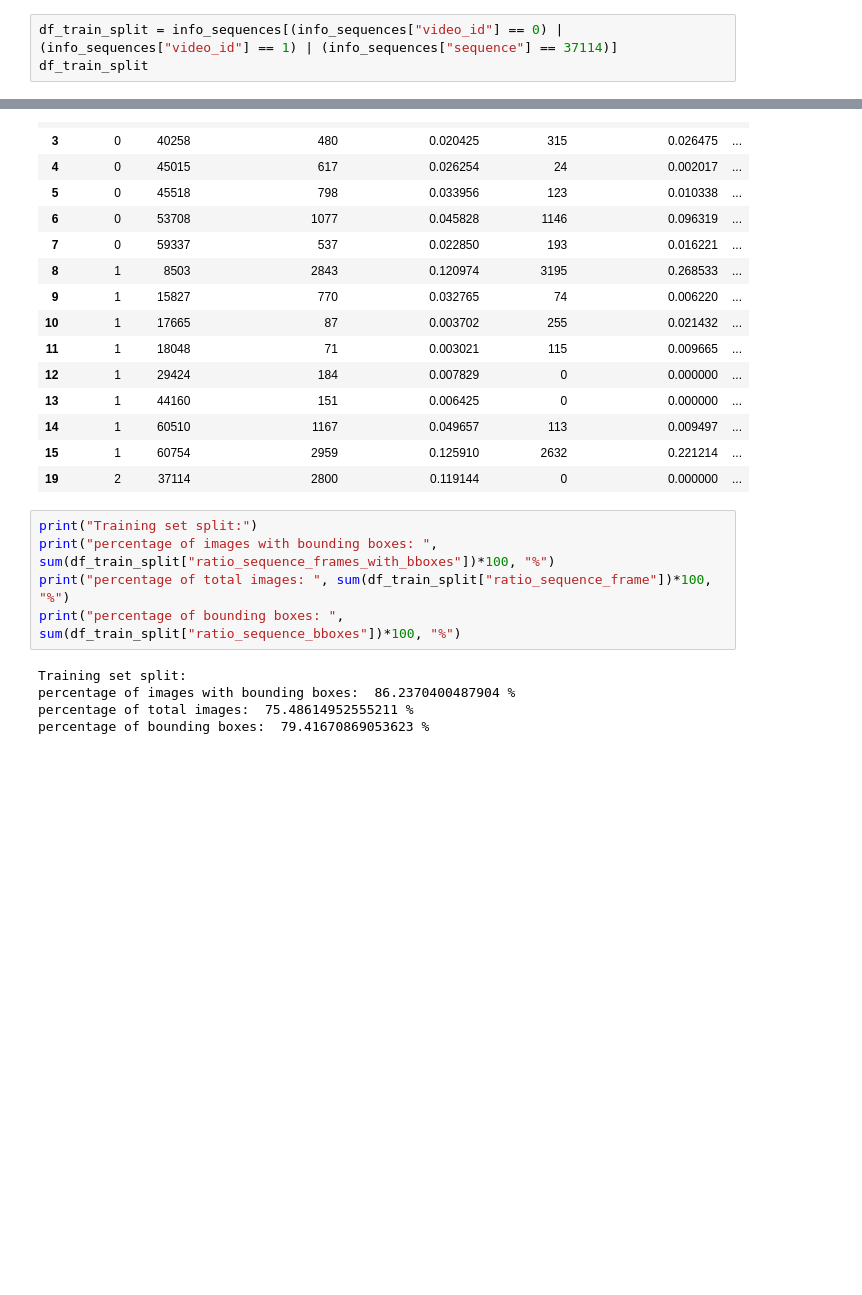
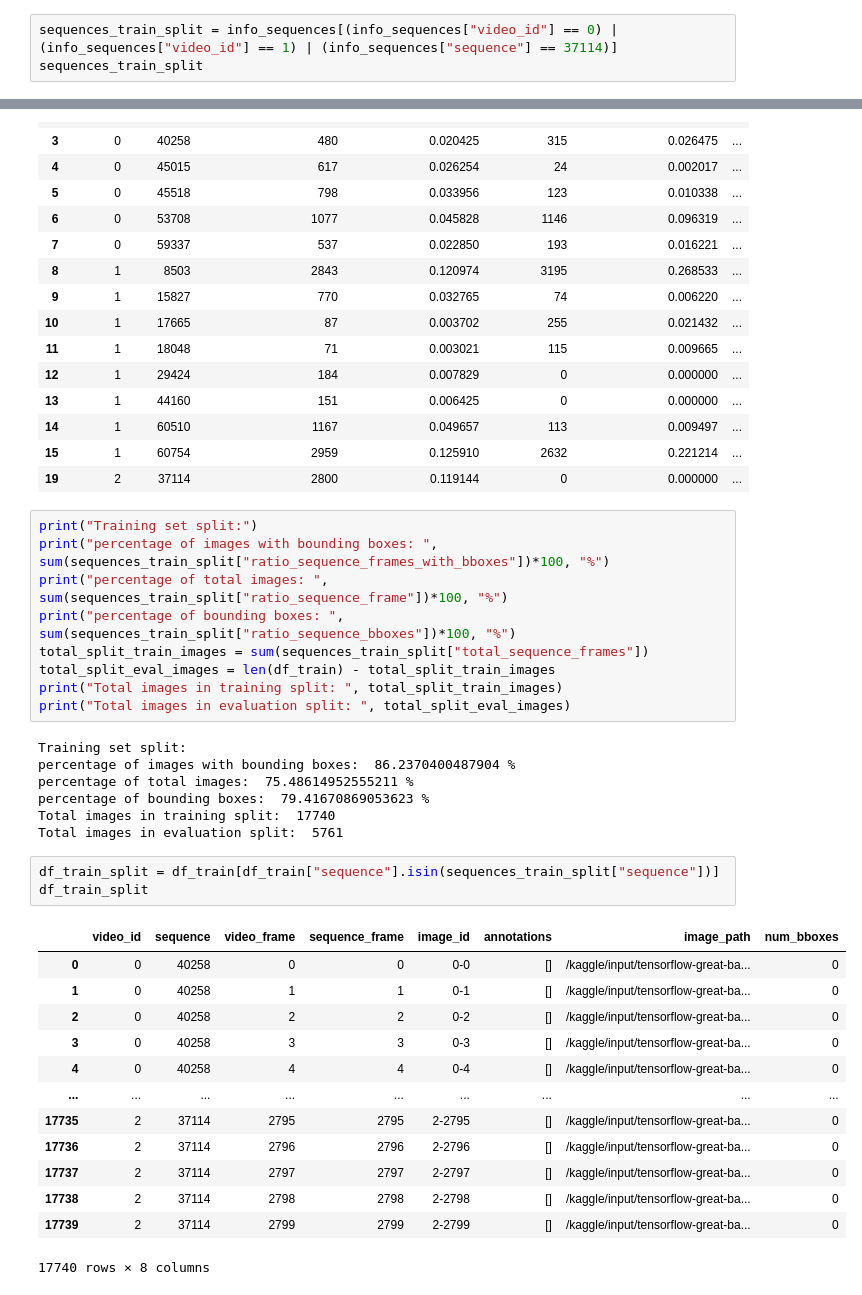
Before and after one commit to RicardFos/kaggle-great-barrier-reef, a Jupyter notebook: great-barrier-reef-prediction.ipynb, the cells around one changed output, grey strips where cells are left out. Drawn from its saved outputs; the diff is of its cells as text; blank space fills up the shorter version.

```diff
--- a/great-barrier-reef-prediction.ipynb
+++ b/great-barrier-reef-prediction.ipynb
@@ -266,6 +274,6 @@ Looking at info_videos and info_sequences dataframes, I've chosen to keep all im
 # %%
-df_train_split = info_sequences[(info_sequences["video_id"] == 0) | (info_sequences["video_id"] == 1) | (info_sequences["sequence"] == 37114)]
-df_train_split
+sequences_train_split = info_sequences[(info_sequences["video_id"] == 0) | (info_sequences["video_id"] == 1) | (info_sequences["sequence"] == 37114)]
+sequences_train_split
 # %% [output]
 |  | video_id | sequence | total_sequence_frames | ratio_sequence_frame | num_bboxes | ratio_sequence_bboxes | ... |
 | 0 | 0 | 996 | 923 | 0.039275 | 279 | 0.023449 | ... |
@@ -287,11 +295,34 @@ df_train_split
 | 19 | 2 | 37114 | 2800 | 0.119144 | 0 | 0.000000 | ... |
 # %%
 print("Training set split:")
-print("percentage of images with bounding boxes: ", sum(df_train_split["ratio_sequence_frames_with_bboxes"])*100, "%")
-print("percentage of total images: ", sum(df_train_split["ratio_sequence_frame"])*100, "%")
-print("percentage of bounding boxes: ", sum(df_train_split["ratio_sequence_bboxes"])*100, "%")
+print("percentage of images with bounding boxes: ", sum(sequences_train_split["ratio_sequence_frames_with_bboxes"])*100, "%")
+print("percentage of total images: ", sum(sequences_train_split["ratio_sequence_frame"])*100, "%")
+print("percentage of bounding boxes: ", sum(sequences_train_split["ratio_sequence_bboxes"])*100, "%")
+total_split_train_images = sum(sequences_train_split["total_sequence_frames"])
+total_split_eval_images = len(df_train) - total_split_train_images
+print("Total images in training split: ", total_split_train_images)
+print("Total images in evaluation split: ", total_split_eval_images)
 # %% [output]
 Training set split:
 percentage of images with bounding boxes:  86.2370400487904 %
 percentage of total images:  75.48614952555211 %
 percentage of bounding boxes:  79.41670869053623 %
+Total images in training split:  17740
+Total images in evaluation split:  5761
+# %%
+df_train_split = df_train[df_train["sequence"].isin(sequences_train_split["sequence"])]
+df_train_split
+# %% [output]
+|  | video_id | sequence | video_frame | sequence_frame | image_id | annotations | image_path | num_bboxes |
+| 0 | 0 | 40258 | 0 | 0 | 0-0 | [] | /kaggle/input/tensorflow-great-ba... | 0 |
+| 1 | 0 | 40258 | 1 | 1 | 0-1 | [] | /kaggle/input/tensorflow-great-ba... | 0 |
+| 2 | 0 | 40258 | 2 | 2 | 0-2 | [] | /kaggle/input/tensorflow-great-ba... | 0 |
+| 3 | 0 | 40258 | 3 | 3 | 0-3 | [] | /kaggle/input/tensorflow-great-ba... | 0 |
+| 4 | 0 | 40258 | 4 | 4 | 0-4 | [] | /kaggle/input/tensorflow-great-ba... | 0 |
+| ... | ... | ... | ... | ... | ... | ... | ... | ... |
+| 17735 | 2 | 37114 | 2795 | 2795 | 2-2795 | [] | /kaggle/input/tensorflow-great-ba... | 0 |
+| 17736 | 2 | 37114 | 2796 | 2796 | 2-2796 | [] | /kaggle/input/tensorflow-great-ba... | 0 |
+| 17737 | 2 | 37114 | 2797 | 2797 | 2-2797 | [] | /kaggle/input/tensorflow-great-ba... | 0 |
+| 17738 | 2 | 37114 | 2798 | 2798 | 2-2798 | [] | /kaggle/input/tensorflow-great-ba... | 0 |
+| 17739 | 2 | 37114 | 2799 | 2799 | 2-2799 | [] | /kaggle/input/tensorflow-great-ba... | 0 |
+17740 rows × 8 columns
```
Also changed, not shown: parts of 10 cells of this notebook.
